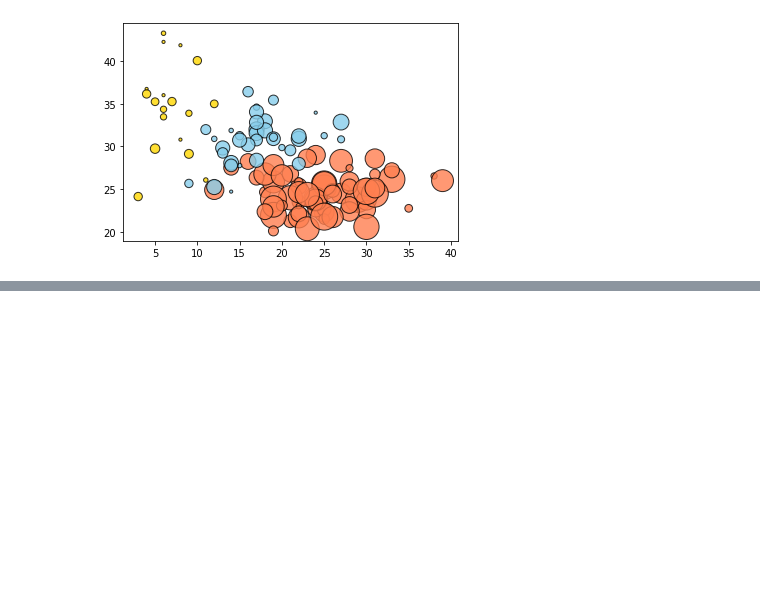
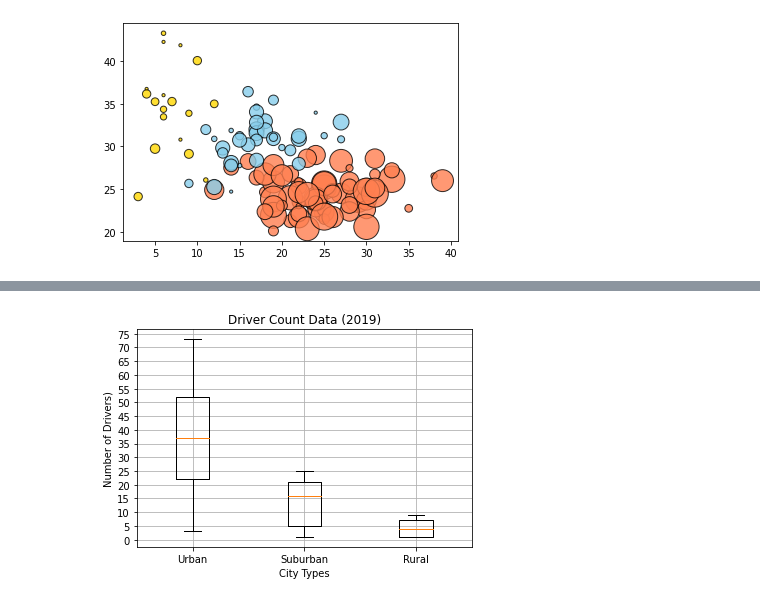
Before and after one commit to CharlyHdz13/PyBer_Analysis, a Jupyter notebook: PyBer.ipynb, the cells around one changed output, grey strips where cells are left out. Cells and saved outputs as stored; diff of their text form; code cells hidden in the pictures; blank space fills up the shorter version.

```diff
--- a/PyBer.ipynb
+++ b/PyBer.ipynb
@@ -327,0 +554,4 @@ plt.savefig("analysis/Fig1.png")
+# %%
+# Get the driver count data from the urban cities.
+urban_drivers = urban_cities_df['driver_count']
+urban_drivers.head()
@@ -327,0 +680,16 @@ plt.savefig("analysis/Fig1.png")
+# %%
+# Create the box-and-whisker plot for the urban, suburban and rural driver count data.
+x_labels = ["Urban", "Suburban","Rural"]
+driver_count_data = [urban_drivers, suburban_drivers, rural_drivers]
+fig, ax = plt.subplots()
+ax.boxplot(driver_count_data,labels=x_labels)
+# Add the title, y-axis label and grid.
+ax.set_title('Driver Count Data (2019)')
+ax.set_ylabel('Number of Drivers)')
+ax.set_xlabel('City Types')
+ax.set_yticks(np.arange(0, 76, step=5.0))
+ax.grid()
+fig.savefig("analysis/Fig4.png")
+plt.show()
+# %% [output]
+[figure, added]
```
Also changed, not shown: parts of 32 cells of this notebook, 3 other files.
